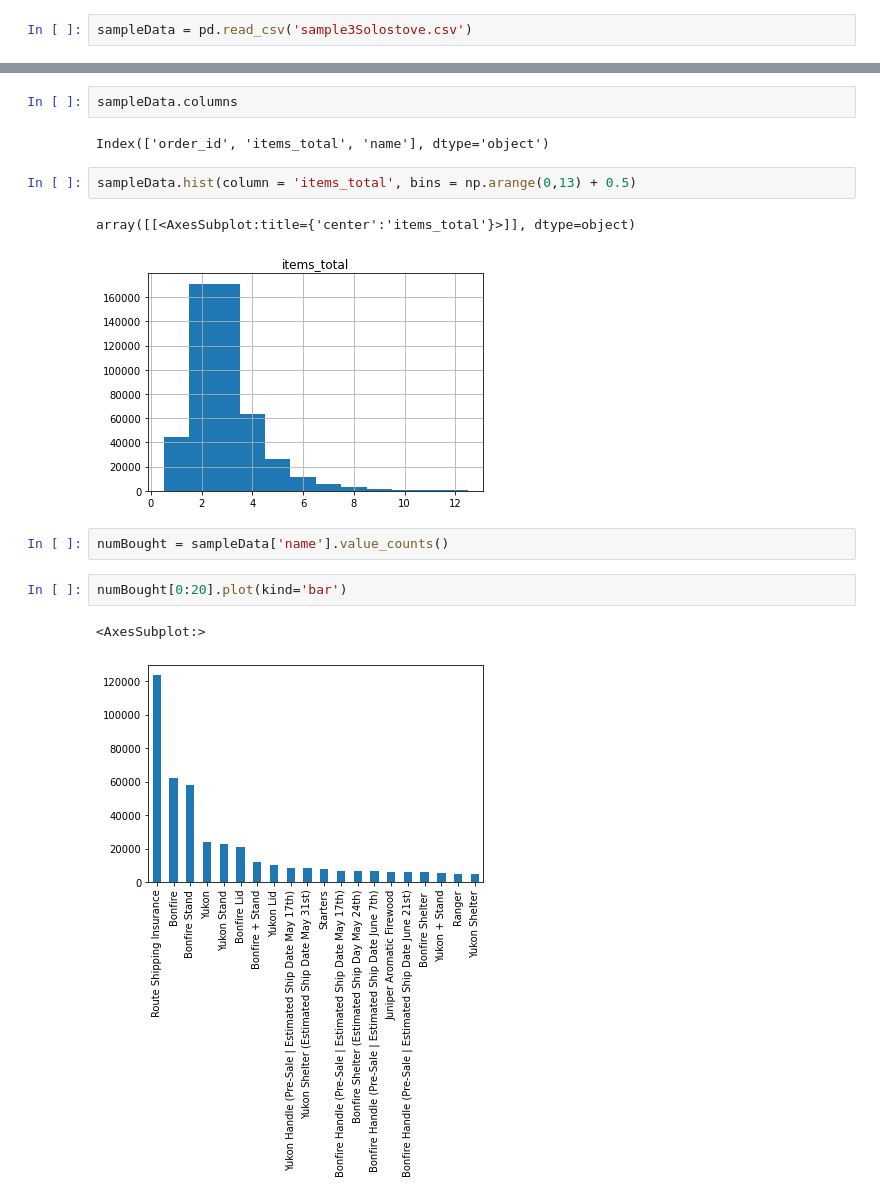
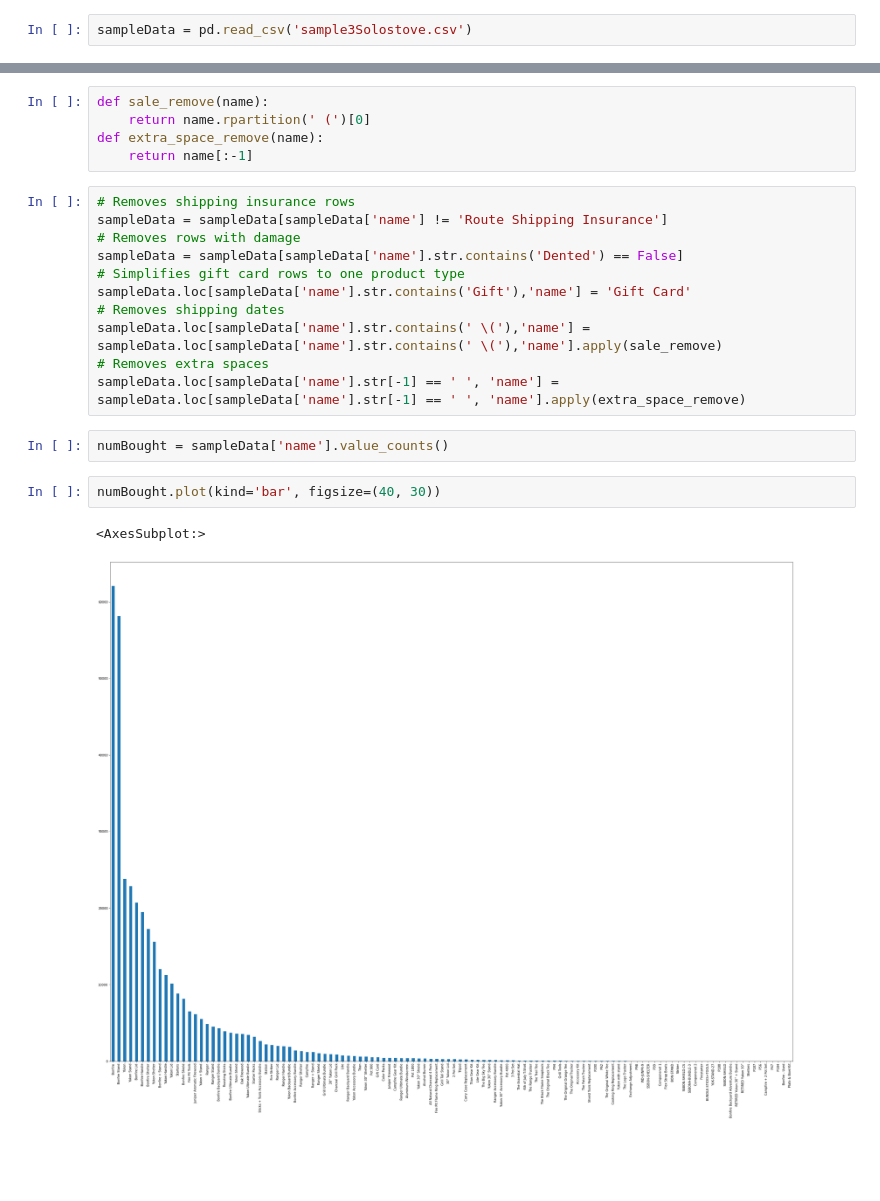
Before and after one commit to aretove-charlescohen/market_basket_analysis, a Jupyter notebook: solostoveDataImport.ipynb, the cells around one changed output, grey strips where cells are left out. Cells and saved outputs as stored; diff of their text form; blank space fills up the shorter version.

```diff
--- a/solostoveDataImport.ipynb
+++ b/solostoveDataImport.ipynb
@@ -20,17 +20,24 @@ sampleData.describe()
+# %%
+def sale_remove(name):
+    return name.rpartition(' (')[0]
+def extra_space_remove(name):
+    return name[:-1]
 # %%
-sampleData.columns
+# Removes shipping insurance rows
+sampleData = sampleData[sampleData['name'] != 'Route Shipping Insurance']
+# Removes rows with damage
+sampleData = sampleData[sampleData['name'].str.contains('Dented') == False]
+# Simplifies gift card rows to one product type
+sampleData.loc[sampleData['name'].str.contains('Gift'),'name'] = 'Gift Card'
+# Removes shipping dates
+sampleData.loc[sampleData['name'].str.contains(' \('),'name'] = sampleData.loc[sampleData['name'].str.contains(' \('),'name'].apply(sale_remove)
+# Removes extra spaces
+sampleData.loc[sampleData['name'].str[-1] == ' ', 'name'] = sampleData.loc[sampleData['name'].str[-1] == ' ', 'name'].apply(extra_space_remove)
-# %% [output]
-Index(['order_id', 'items_total', 'name'], dtype='object')
-# %%
-sampleData.hist(column = 'items_total', bins = np.arange(0,13) + 0.5)
-# %% [output]
-array([[<AxesSubplot:title={'center':'items_total'}>]], dtype=object)
-[figure, removed]
-# %%
-numBought = sampleData['name'].value_counts()
+# %%
+numBought = sampleData['name'].value_counts()
 # %%
-numBought[0:20].plot(kind='bar')
+numBought.plot(kind='bar', figsize=(40, 30))
 # %% [output]
 <AxesSubplot:>
-[figure, old version]
+[figure, new version]
 # %%
```
Also changed, not shown: parts of 7 cells of this notebook, 3 other files.
